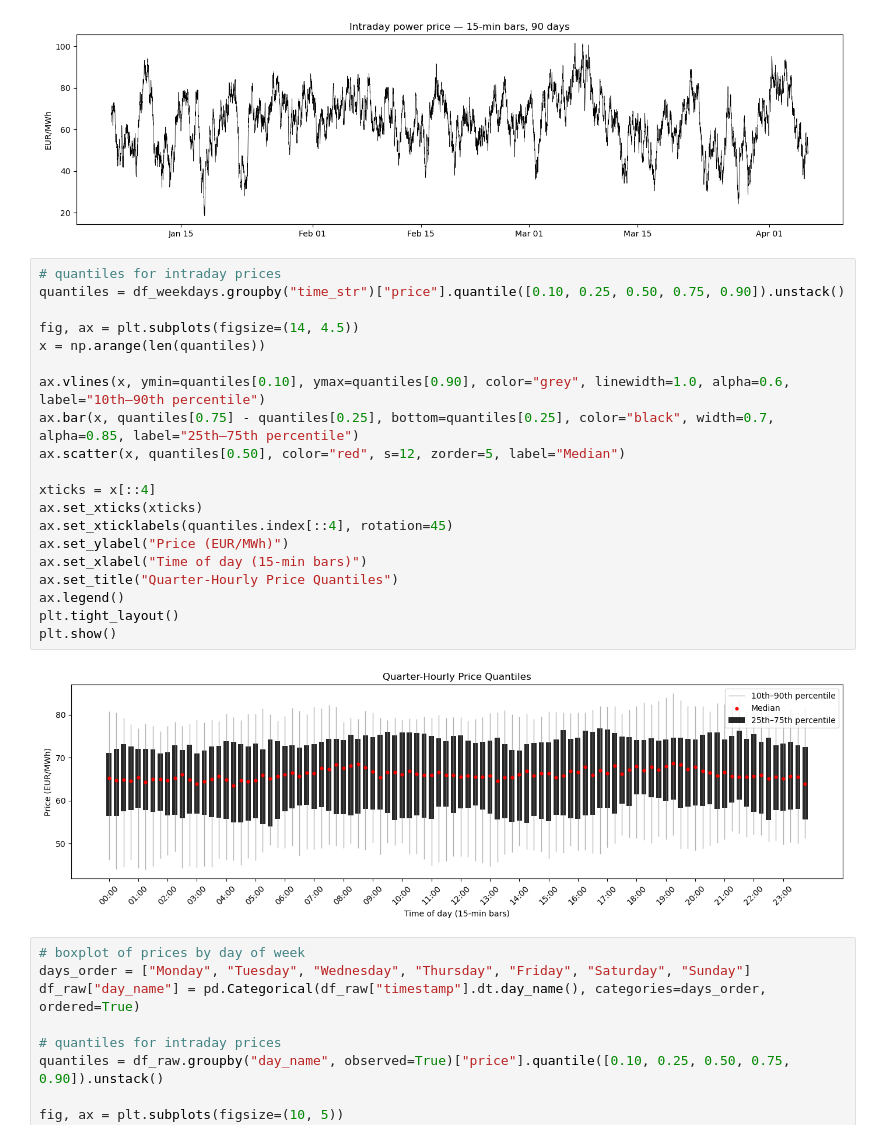
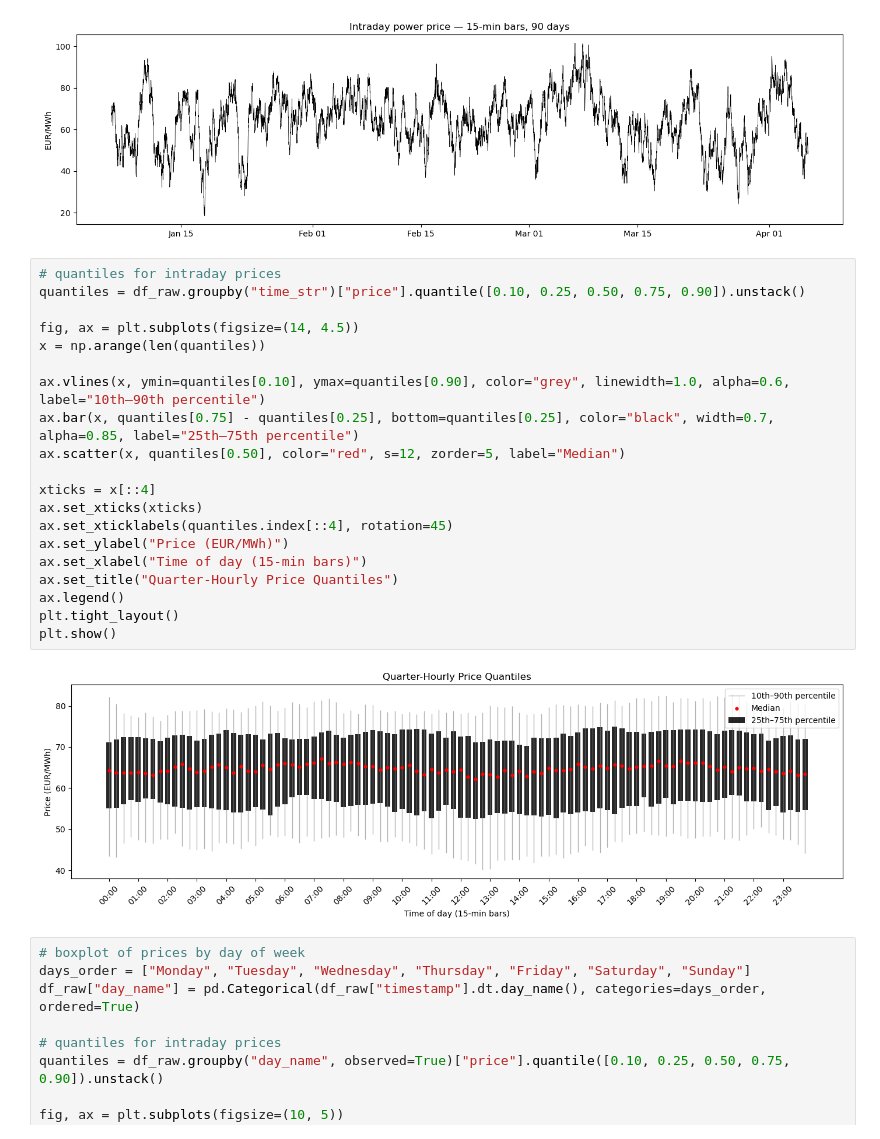
Before and after one commit to jnn-mllr/intraday-strategy, a Jupyter notebook: src/audit_notebook.ipynb, the cells around one changed output. Saved outputs shown, nothing was run; the diff lists cells and outputs as text.

```diff
--- a/src/audit_notebook.ipynb
+++ b/src/audit_notebook.ipynb
@@ -41,26 +41,26 @@ plt.show()
 [figure]
 # %%
 # quantiles for intraday prices
-quantiles = df_weekdays.groupby("time_str")["price"].quantile([0.10, 0.25, 0.50, 0.75, 0.90]).unstack()
+quantiles = df_raw.groupby("time_str")["price"].quantile([0.10, 0.25, 0.50, 0.75, 0.90]).unstack()
 
 fig, ax = plt.subplots(figsize=(14, 4.5))
 x = np.arange(len(quantiles))
 
 ax.vlines(x, ymin=quantiles[0.10], ymax=quantiles[0.90], color="grey", linewidth=1.0, alpha=0.6, label="10th–90th percentile")
 ax.bar(x, quantiles[0.75] - quantiles[0.25], bottom=quantiles[0.25], color="black", width=0.7, alpha=0.85, label="25th–75th percentile")
 ax.scatter(x, quantiles[0.50], color="red", s=12, zorder=5, label="Median")
 
 xticks = x[::4]
 ax.set_xticks(xticks)
 ax.set_xticklabels(quantiles.index[::4], rotation=45)
 ax.set_ylabel("Price (EUR/MWh)")
 ax.set_xlabel("Time of day (15-min bars)")
 ax.set_title("Quarter-Hourly Price Quantiles")
 ax.legend()
 plt.tight_layout()
 plt.show()
 # %% [output]
-[figure, old version]
+[figure, new version]
 # %%
 # boxplot of prices by day of week
 days_order = ["Monday", "Tuesday", "Wednesday", "Thursday", "Friday", "Saturday", "Sunday"]
```
